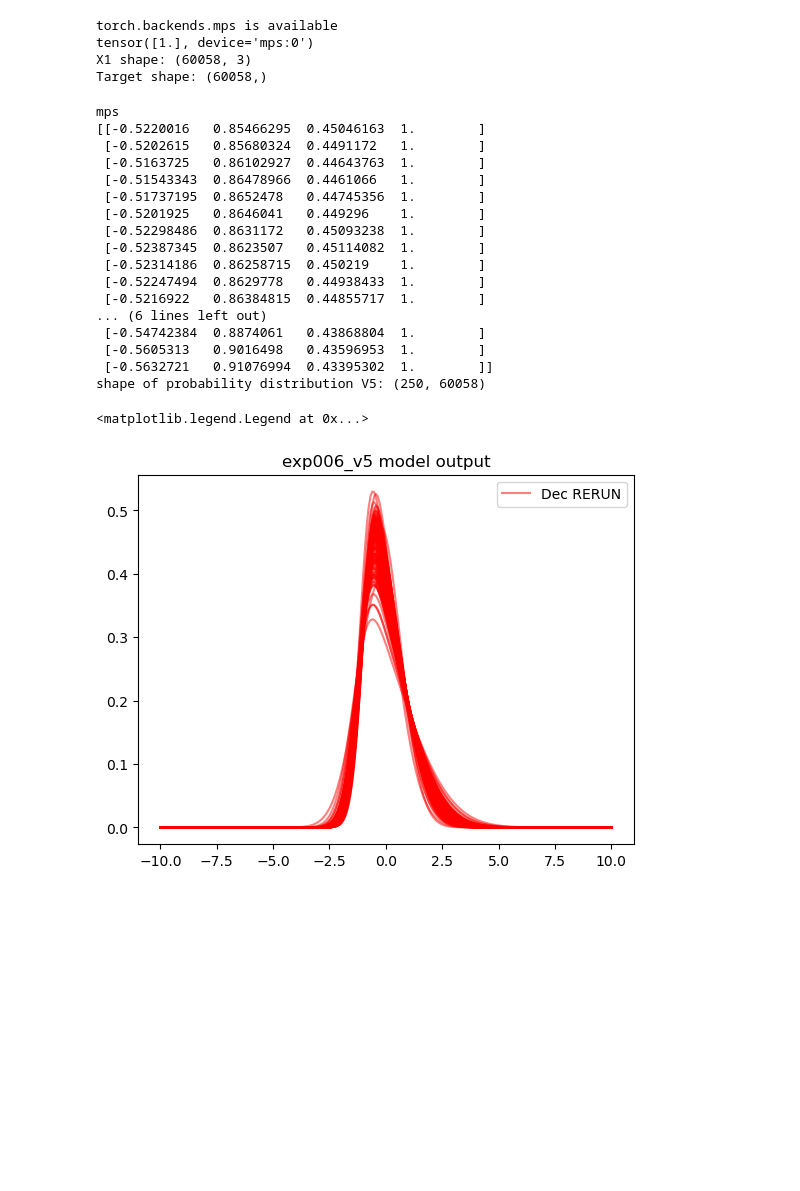
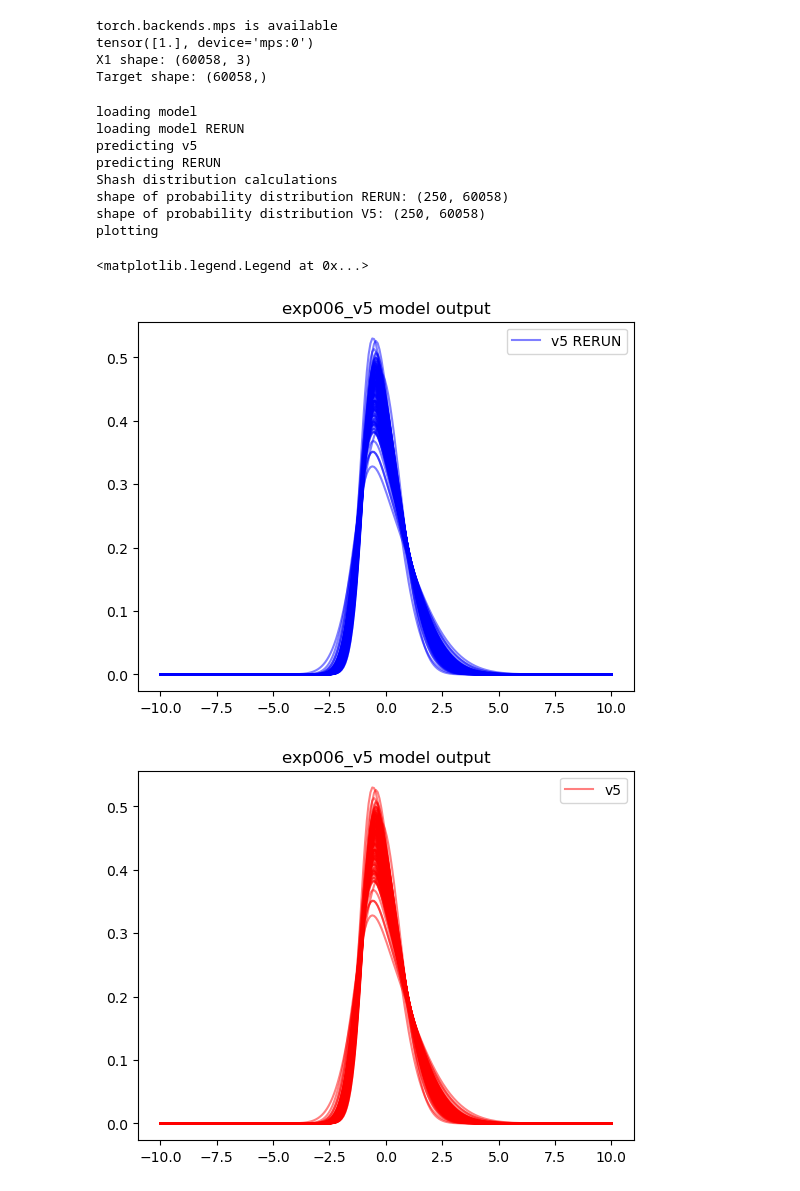
Before and after one commit to Jolan-vP/E3SM, a Jupyter notebook: exp006_v5_model_plotting.ipynb, the cells around one changed output. Cells and saved outputs as stored; diff of their text form; code cells hidden in the pictures; blank space fills up the shorter version.

```diff
--- a/exp006_v5_model_plotting.ipynb
+++ b/exp006_v5_model_plotting.ipynb
@@ -46,50 +54,77 @@ tensor([1.], device='mps:0')
 X1 shape: (60058, 3)
 Target shape: (60058,)
 # %%
-# open v0 model:
+imp.reload(model)
+imp.reload(model.build_model)
+
+# open v5 model:
+print("loading model")
 path = '/Users/C830793391/Documents/Research/E3SM/saved/models/exp006_v5.pth'
 model_v5 = TorchModel(config=config["arch"])
 model_v5.load_state_dict(torch.load(path))
 model_v5.eval()
 
+print("loading model RERUN")
+path = '/Users/C830793391/Documents/Research/E3SM/saved/models/exp006_v5_DEC2024_RERUN.pth'
+model_RERUN = TorchModel(config=config["arch"])
+model_RERUN.load_state_dict(torch.load(path))
+model_RERUN.eval()
+
+# --------------------------------
+print("predicting v5")
 with torch.inference_mode():
-    print(device)
     exp006_v5_output = model_v5.predict(dataset=testset, batch_size=128, device=device) # The output is the batched SHASH distribution parameters
-print(exp006_v5_output[:20])
 
+print("predicting RERUN")
+with torch.inference_mode():
+    exp006_RERUN_output = model_RERUN.predict(dataset=testset, batch_size=128, device=device) # The output is the batched SHASH distribution parameters
 
+# --------------------------------
 x = np.linspace(-10, 10, 250)
-samples = range(0, 60000, 400)
+
+print("Shash distribution calculations")
+dist_RERUN = Shash(exp006_RERUN_output)
+p_RERUN = dist_RERUN.prob(x).numpy()
+print(f"shape of probability distribution RERUN: {p_RERUN.shape}")
 
 dist_V5 = Shash(exp006_v5_output)
 p_V5 = dist_V5.prob(x).numpy()
 print(f"shape of probability distribution V5: {p_V5.shape}")
 
-# PLOT:
+# --------------------------------
+
+samples = range(0, 60000, 400)
+
+print("plotting")
+
 plt.figure()
+plt.plot(x, p_RERUN[:, samples], alpha=0.5, color='b')
+plt.plot(x, p_RERUN[:, 5], alpha=0.5, color='b', label = 'v5 RERUN')
+# plt.plot(x, p_V5[:, samples], alpha=0.5, color='r')
+# plt.plot(x, p_V5[:, 5], alpha=0.5, color='r', label = 'v5')
 
-plt.plot(x, p_V5[:, samples], alpha=0.5, color='r')
-plt.plot(x, p_V5[:, 5], alpha=0.5, color='r', label = 'Dec RERUN')
 plt.title('exp006_v5 model output')
 
 plt.legend()
+
+plt.figure()
+# plt.plot(x, p_RERUN[:, samples], alpha=0.5, color='b')
+# plt.plot(x, p_RERUN[:, 5], alpha=0.5, color='b', label = 'v5 RERUN')
+plt.plot(x, p_V5[:, samples], alpha=0.5, color='r')
+plt.plot(x, p_V5[:, 5], alpha=0.5, color='r', label = 'v5')
+
+plt.title('exp006_v5 model output')
+
+plt.legend()
 # %% [output]
-mps
-[[-0.5220016   0.85466295  0.45046163  1.        ]
- [-0.5202615   0.85680324  0.4491172   1.        ]
- [-0.5163725   0.86102927  0.44643763  1.        ]
- [-0.51543343  0.86478966  0.4461066   1.        ]
- [-0.51737195  0.8652478   0.44745356  1.        ]
- [-0.5201925   0.8646041   0.449296    1.        ]
- [-0.52298486  0.8631172   0.45093238  1.        ]
- [-0.52387345  0.8623507   0.45114082  1.        ]
- [-0.52314186  0.86258715  0.450219    1.        ]
- [-0.52247494  0.8629778   0.44938433  1.        ]
- [-0.5216922   0.86384815  0.44855717  1.        ]
-... (6 lines left out)
- [-0.54742384  0.8874061   0.43868804  1.        ]
- [-0.5605313   0.9016498   0.43596953  1.        ]
- [-0.5632721   0.91076994  0.43395302  1.        ]]
+loading model
+loading model RERUN
+predicting v5
+predicting RERUN
+Shash distribution calculations
+shape of probability distribution RERUN: (250, 60058)
 shape of probability distribution V5: (250, 60058)
+plotting
 <matplotlib.legend.Legend at 0x...>
-[figure, old version]
+[figure, new version]
+[figure, added]
```
Also changed, not shown: parts of 4 cells of this notebook, 21 other files.
